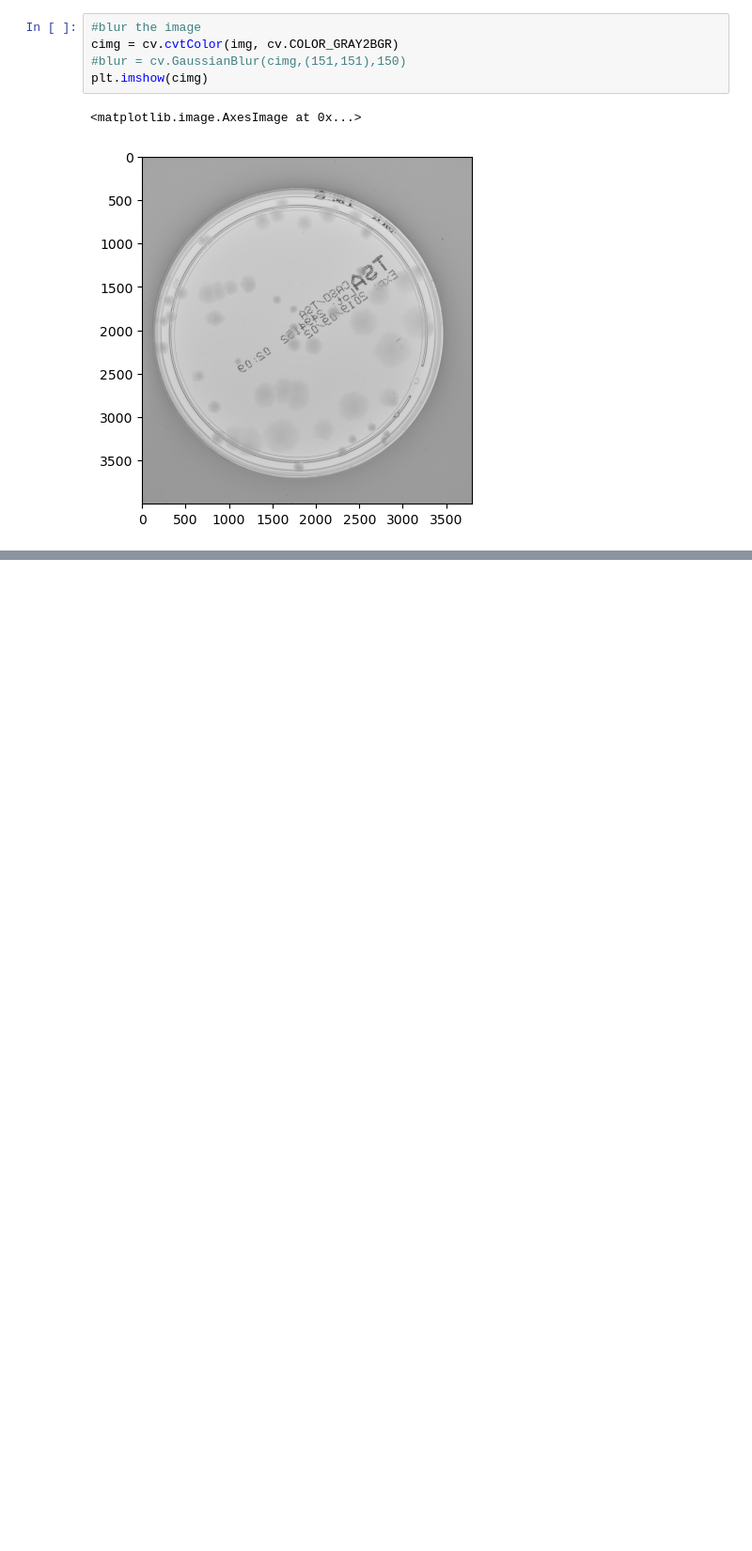
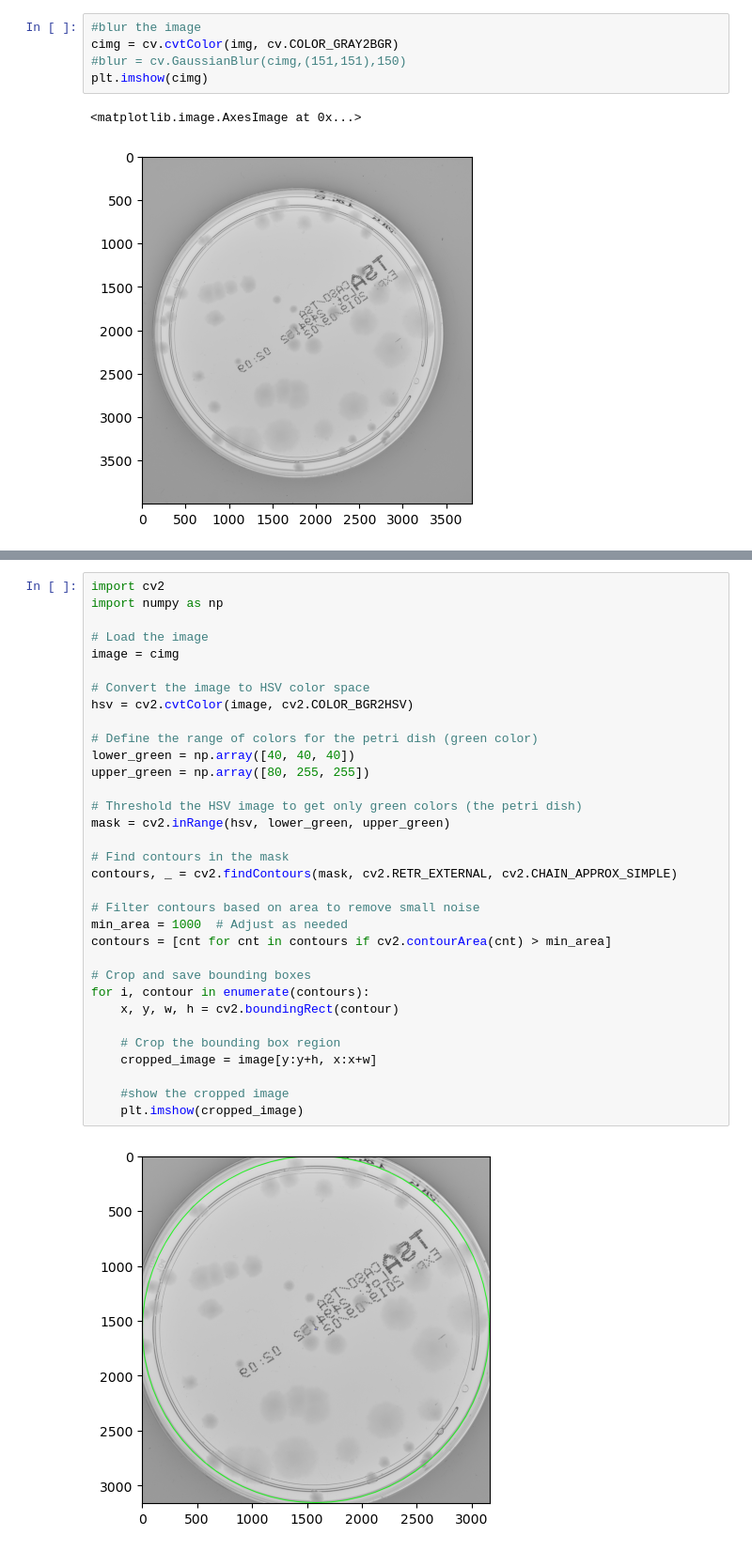
Before and after one commit to kparocki/settlersofagar, a Jupyter notebook: CircleFunction.ipynb, the cells around one changed output, grey strips where cells are left out. Shown at 94% size. Cells and saved outputs as stored; diff of their text form; blank space fills up the shorter version.

```diff
--- a/CircleFunction.ipynb
+++ b/CircleFunction.ipynb
@@ -34,0 +35,35 @@ plt.imshow(cimg)
+# %%
+import cv2
+import numpy as np
+
+# Load the image
+image = cimg
+
+# Convert the image to HSV color space
+hsv = cv2.cvtColor(image, cv2.COLOR_BGR2HSV)
+
+# Define the range of colors for the petri dish (green color)
+lower_green = np.array([40, 40, 40])
+upper_green = np.array([80, 255, 255])
+
+# Threshold the HSV image to get only green colors (the petri dish)
+mask = cv2.inRange(hsv, lower_green, upper_green)
+
+# Find contours in the mask
+contours, _ = cv2.findContours(mask, cv2.RETR_EXTERNAL, cv2.CHAIN_APPROX_SIMPLE)
+
+# Filter contours based on area to remove small noise
+min_area = 1000  # Adjust as needed
+contours = [cnt for cnt in contours if cv2.contourArea(cnt) > min_area]
+
+# Crop and save bounding boxes
+for i, contour in enumerate(contours):
+    x, y, w, h = cv2.boundingRect(contour)
+
+    # Crop the bounding box region
+    cropped_image = image[y:y+h, x:x+w]
+
+    #show the cropped image
+    plt.imshow(cropped_image)
+# %% [output]
+[figure, added]
```
Also changed, not shown: parts of 3 cells of this notebook, 1 other file.
